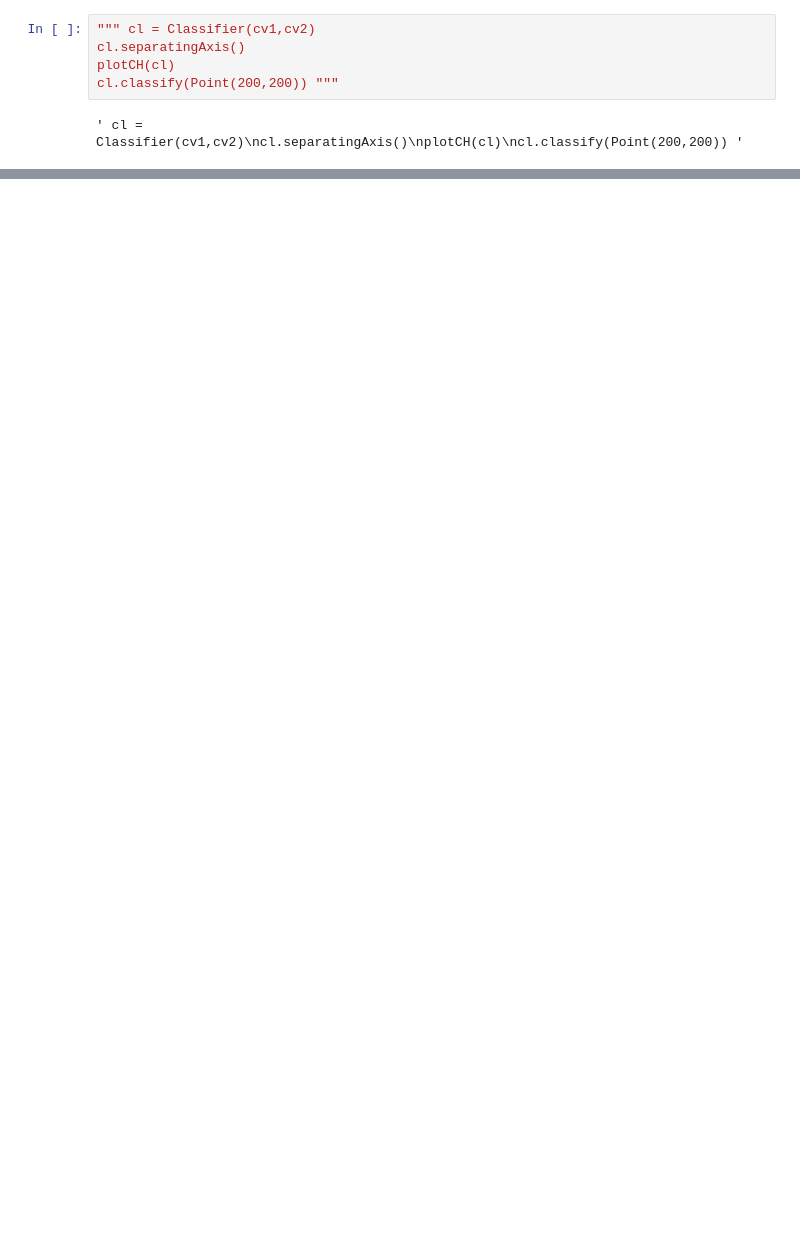
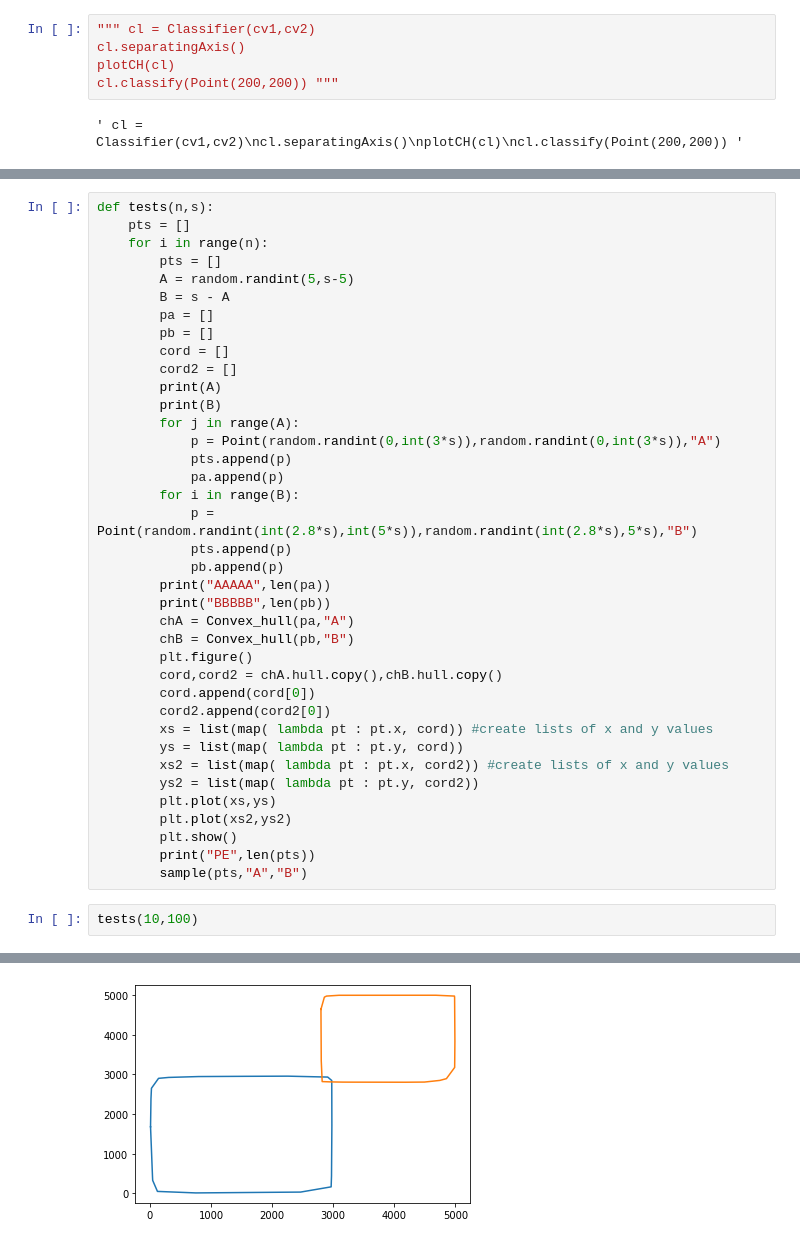
Before and after one commit to NatanVentura/convex-hull-classifier, a Jupyter notebook: test.ipynb, the cells around one changed output, grey strips where cells are left out. Cells and saved outputs as stored; diff of their text form; blank space fills up the shorter version.

```diff
--- a/test.ipynb
+++ b/test.ipynb
@@ -129,0 +190,41 @@ cl.classify(Point(200,200)) """
+# %%
+def tests(n,s):
+    pts = []
+    for i in range(n):
+        pts = []
+        A = random.randint(5,s-5)
+        B = s - A
+        pa = []
+        pb = []
+        cord = []
+        cord2 = []
+        print(A)
+        print(B)
+        for j in range(A):
+            p = Point(random.randint(0,int(3*s)),random.randint(0,int(3*s)),"A")
+            pts.append(p)
+            pa.append(p)
+        for i in range(B):
+            p = Point(random.randint(int(2.8*s),int(5*s)),random.randint(int(2.8*s),5*s),"B")
+            pts.append(p)
+            pb.append(p)
+        print("AAAAA",len(pa))
+        print("BBBBB",len(pb))
+        chA = Convex_hull(pa,"A")
+        chB = Convex_hull(pb,"B")
+        plt.figure()
+        cord,cord2 = chA.hull.copy(),chB.hull.copy()
+        cord.append(cord[0])
+        cord2.append(cord2[0])
+        xs = list(map( lambda pt : pt.x, cord)) #create lists of x and y values
+        ys = list(map( lambda pt : pt.y, cord))
+        xs2 = list(map( lambda pt : pt.x, cord2)) #create lists of x and y values
+        ys2 = list(map( lambda pt : pt.y, cord2))
+        plt.plot(xs,ys)
+        plt.plot(xs2,ys2)
+        plt.show()
+        print("PE",len(pts))
+        sample(pts,"A","B")
+# %%
+tests(10,100)
+# %% [output]
@@ -129,0 +248 @@ cl.classify(Point(200,200)) """
+[figure, added]
```
Also changed, not shown: parts of 7 cells of this notebook, 3 other files.
